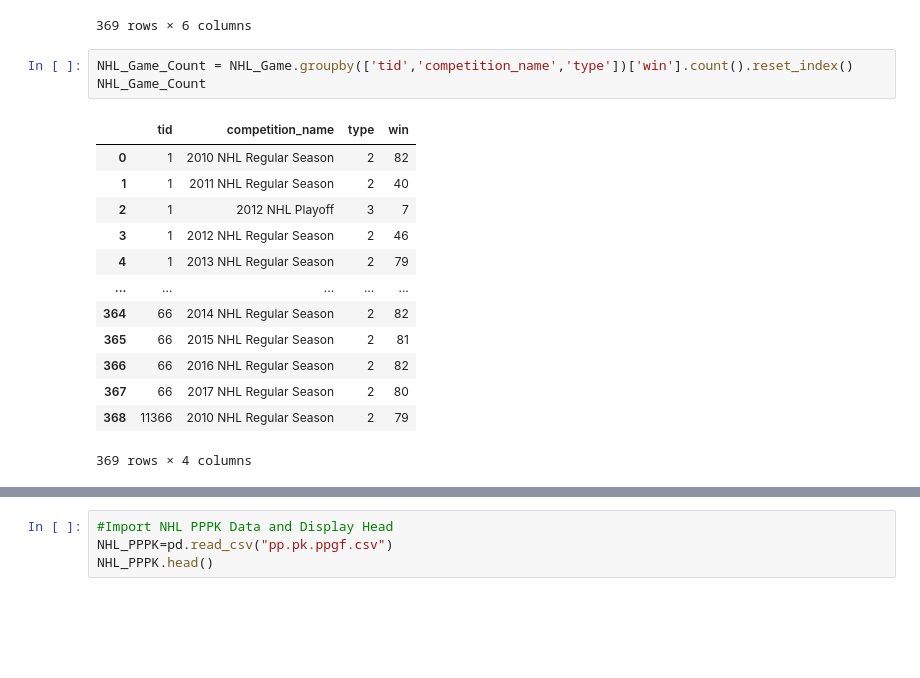
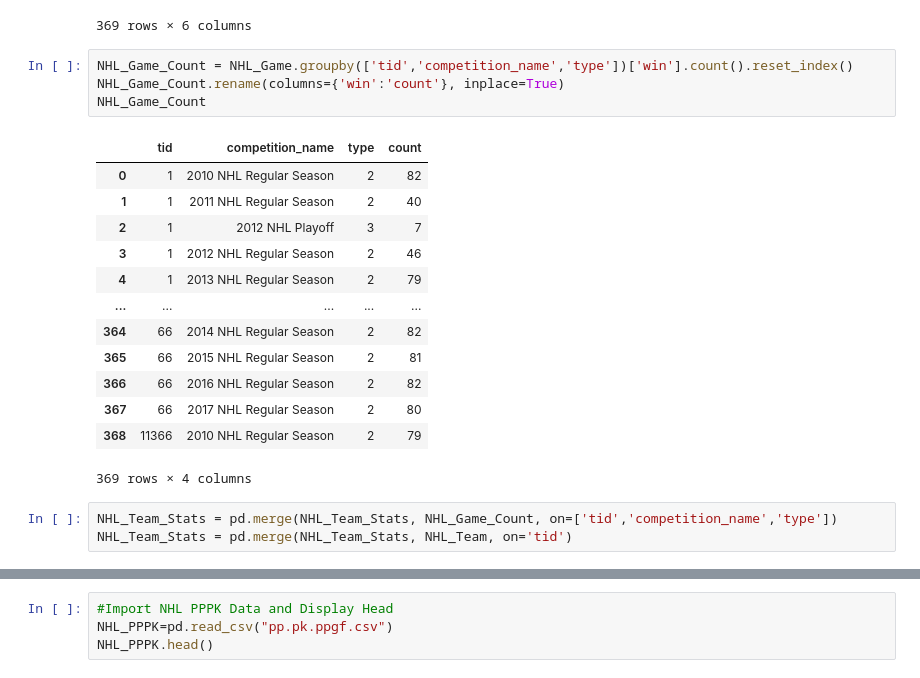
Before and after one commit to marti397/pythonprojects, a Jupyter notebook: Foundations_of_Sports_Analytics/week2/Week 2 Assignment.ipynb, the cells around one changed output, grey strips where cells are left out. Saved outputs shown, nothing was run; the diff lists cells and outputs as text; blank space fills up the shorter version.

```diff
--- a/Foundations_of_Sports_Analytics/week2/Week 2 Assignment.ipynb
+++ b/Foundations_of_Sports_Analytics/week2/Week 2 Assignment.ipynb
@@ -234,9 +249,10 @@ NHL_Team_Stats
 369 rows × 6 columns
 # %%
 NHL_Game_Count = NHL_Game.groupby(['tid','competition_name','type'])['win'].count().reset_index()
+NHL_Game_Count.rename(columns={'win':'count'}, inplace=True)
 NHL_Game_Count
 # %% [output]
-|  | tid | competition_name | type | win |
+|  | tid | competition_name | type | count |
 | 0 | 1 | 2010 NHL Regular Season | 2 | 82 |
 | 1 | 1 | 2011 NHL Regular Season | 2 | 40 |
 | 2 | 1 | 2012 NHL Playoff | 3 | 7 |
@@ -249,3 +265,6 @@ NHL_Game_Count
 | 367 | 66 | 2017 NHL Regular Season | 2 | 80 |
 | 368 | 11366 | 2010 NHL Regular Season | 2 | 79 |
 369 rows × 4 columns
+# %%
+NHL_Team_Stats = pd.merge(NHL_Team_Stats, NHL_Game_Count, on=['tid','competition_name','type'])
+NHL_Team_Stats = pd.merge(NHL_Team_Stats, NHL_Team, on='tid')
```
Also changed, not shown: parts of 19 cells of this notebook.
